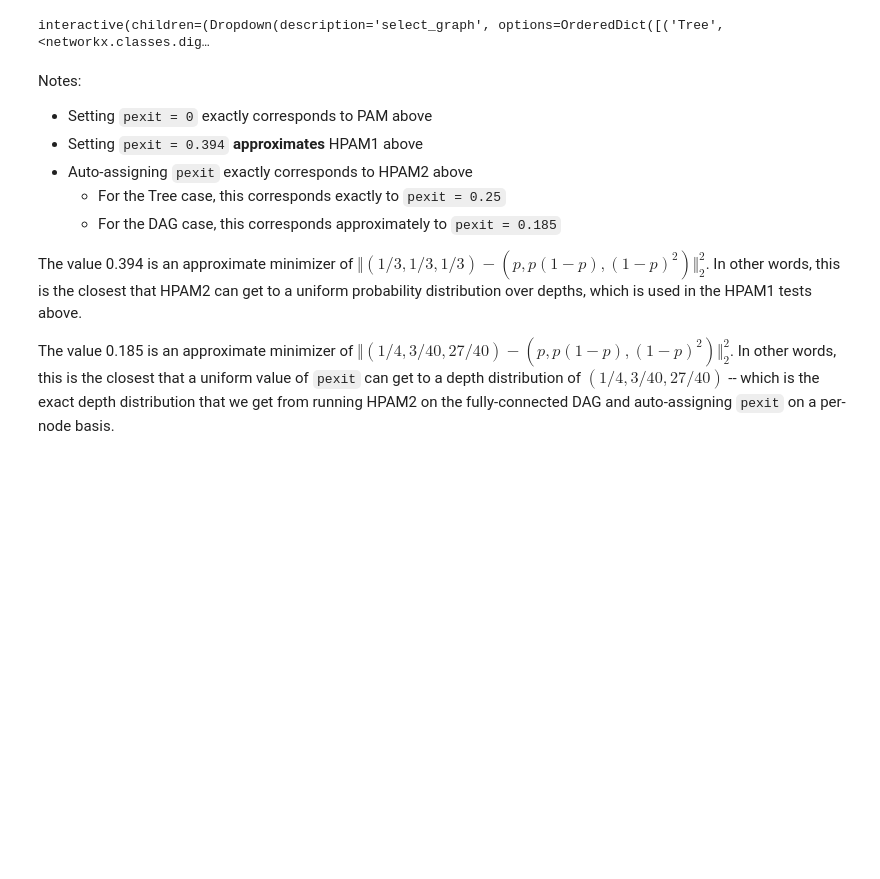
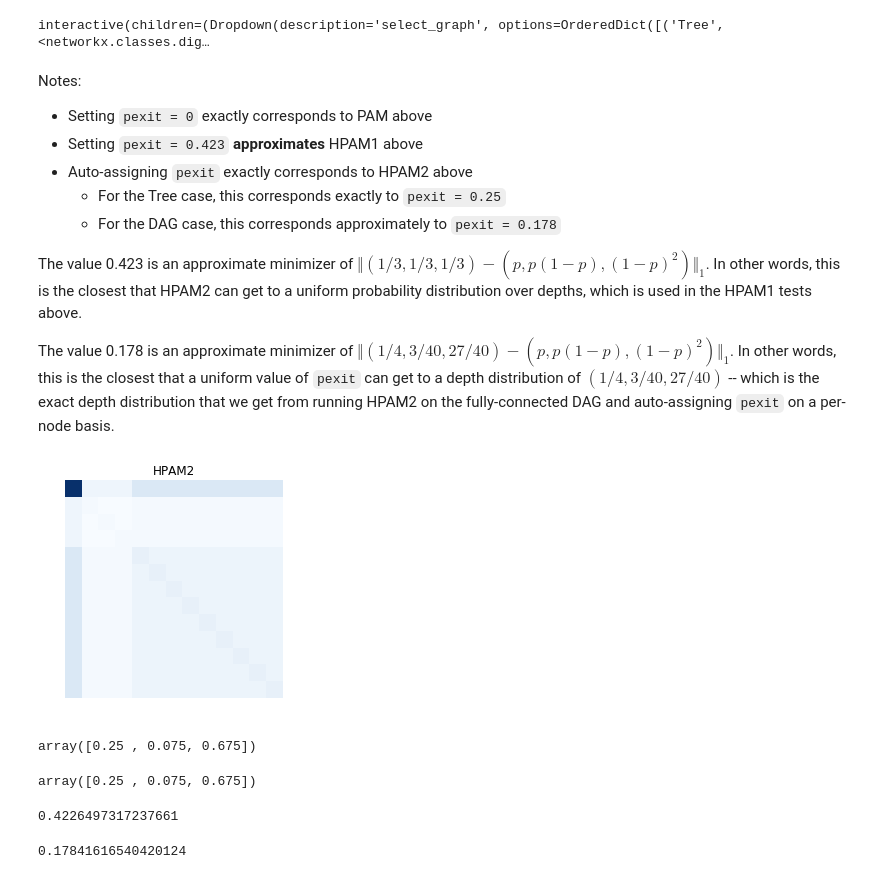
Before and after one commit to aleveren/ucsd-research, a Jupyter notebook: simple-hier-topic-model/simple-pachinko-data-sim.ipynb, the cells around one changed output. Drawn from its saved outputs; the diff is of its cells as text; code cells hidden in the pictures; blank space fills up the shorter version.

Commit message:
Recompute equivalent values of pexit based on L1 norm

```diff
--- a/simple-hier-topic-model/simple-pachinko-data-sim.ipynb
+++ b/simple-hier-topic-model/simple-pachinko-data-sim.ipynb
@@ -403,17 +403,16 @@ auto_pexit_widget.observe(_observe_checkbox, names='value')
     pexit = pexit_widget,
 )
 def _view_results(select_graph, combo_size, include_diag, use_conditional, alpha_scale, auto_pexit, pexit):
-    global R
+    global R, R_plot
     if auto_pexit:
         pexit = None
     R = compute_combo_tensor(select_graph, combo_size, alpha_func=partial(get_alpha, pexit=pexit, scale=alpha_scale))
     if use_conditional:
         R /= R.sum(axis=0)
-    if not include_diag:
-        R = without_diag(R)
-    R = tensor_to_matrix(R)
+    R_plot = R if include_diag else without_diag(R)
+    R_plot = tensor_to_matrix(R_plot)
     fig, ax = plt.subplots(figsize=(20,4))
-    ax.imshow(R, cmap='Blues')
+    ax.imshow(R_plot, cmap='Blues')
     ax.axis('off')
     ax.set_title("HPAM2")
 # %% [output]
@@ -421,13 +420,36 @@ interactive(children=(Dropdown(description='select_graph', options=OrderedDict([
 # %% [markdown]
 Notes:
 * Setting `pexit = 0` exactly corresponds to PAM above
-* Setting `pexit = 0.394` **approximates** HPAM1 above
+* Setting `pexit = 0.423` **approximates** HPAM1 above
 * Auto-assigning `pexit` exactly corresponds to HPAM2 above
   * For the Tree case, this corresponds exactly to `pexit = 0.25`
-  * For the DAG case, this corresponds approximately to `pexit = 0.185`
+  * For the DAG case, this corresponds approximately to `pexit = 0.178`
 
-The value 0.394 is an approximate minimizer of $\Vert(1/3, 1/3, 1/3) - (p, p(1-p), (1-p)^2)\Vert^2_2$.
+The value 0.423 is an approximate minimizer of $\Vert(1/3, 1/3, 1/3) - (p, p(1-p), (1-p)^2)\Vert_1$.
 In other words, this is the closest that HPAM2 can get to a uniform probability distribution over depths, which is used in the HPAM1 tests above.
 
-The value 0.185 is an approximate minimizer of $\Vert(1/4, 3/40, 27/40) - (p, p(1-p), (1-p)^2)\Vert^2_2$.
+The value 0.178 is an approximate minimizer of $\Vert(1/4, 3/40, 27/40) - (p, p(1-p), (1-p)^2)\Vert_1$.
 In other words, this is the closest that a uniform value of `pexit` can get to a depth distribution of $(1/4, 3/40, 27/40)$ -- which is the exact depth distribution that we get from running HPAM2 on the fully-connected DAG and auto-assigning `pexit` on a per-node basis.
+# %%
+_view_results(
+    select_graph=g,
+    combo_size=2,
+    include_diag=True,
+    use_conditional=False,
+    alpha_scale=1.0,
+    auto_pexit=True,
+    pexit=None,
+)
+# %% [output]
+[figure, added]
+# %%
+depths = [0, 1, 1, 1, 2, 2, 2, 2, 2, 2, 2, 2, 2]
+prob_by_depth = np.zeros(np.max(depths) + 1)
+np.add.at(prob_by_depth, depths, R.sum(axis=0))
+prob_by_depth
+# %% [output]
+array([0.25 , 0.075, 0.675])
+# %%
+np.array([1/4, 3/40, 27/40])
+# %% [output]
+array([0.25 , 0.075, 0.675])
@@ -433,0 +458,8 @@ In other words, this is the closest that a uniform value of `pexit` can get to a
+# %%
+minimize_scalar(lambda x: np.linalg.norm(np.array([1/3, 1/3, 1/3]) - np.array([x, x*(1-x), (1-x)**2]), ord=1)).x
+# %% [output]
+0.4226497317237661
+# %%
+minimize_scalar(lambda x: np.linalg.norm(np.array([1/4, 3/40, 27/40]) - np.array([x, x*(1-x), (1-x)**2]), ord=1)).x
+# %% [output]
+0.17841616540420124
```
Also changed, not shown: parts of 1 cell of this notebook.
